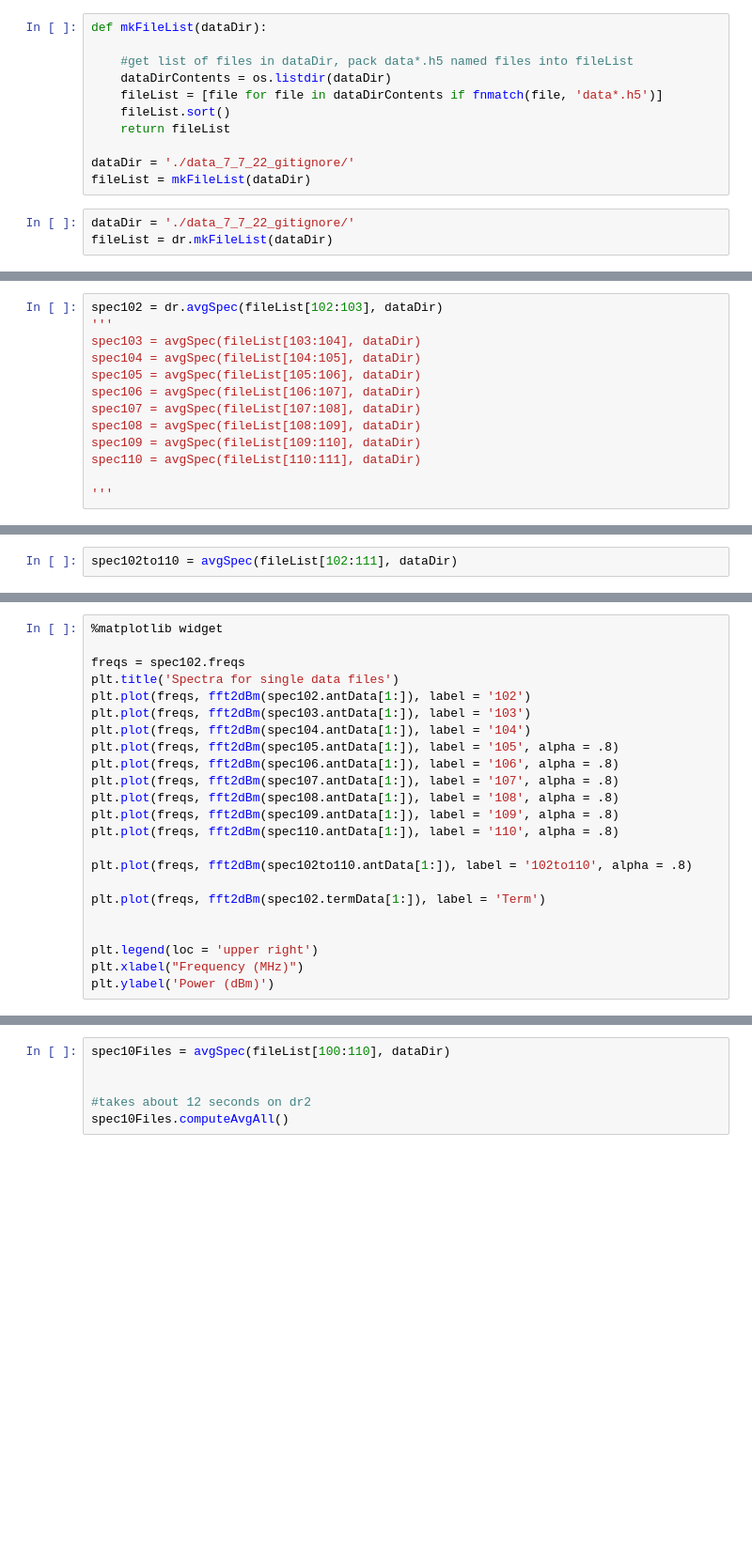
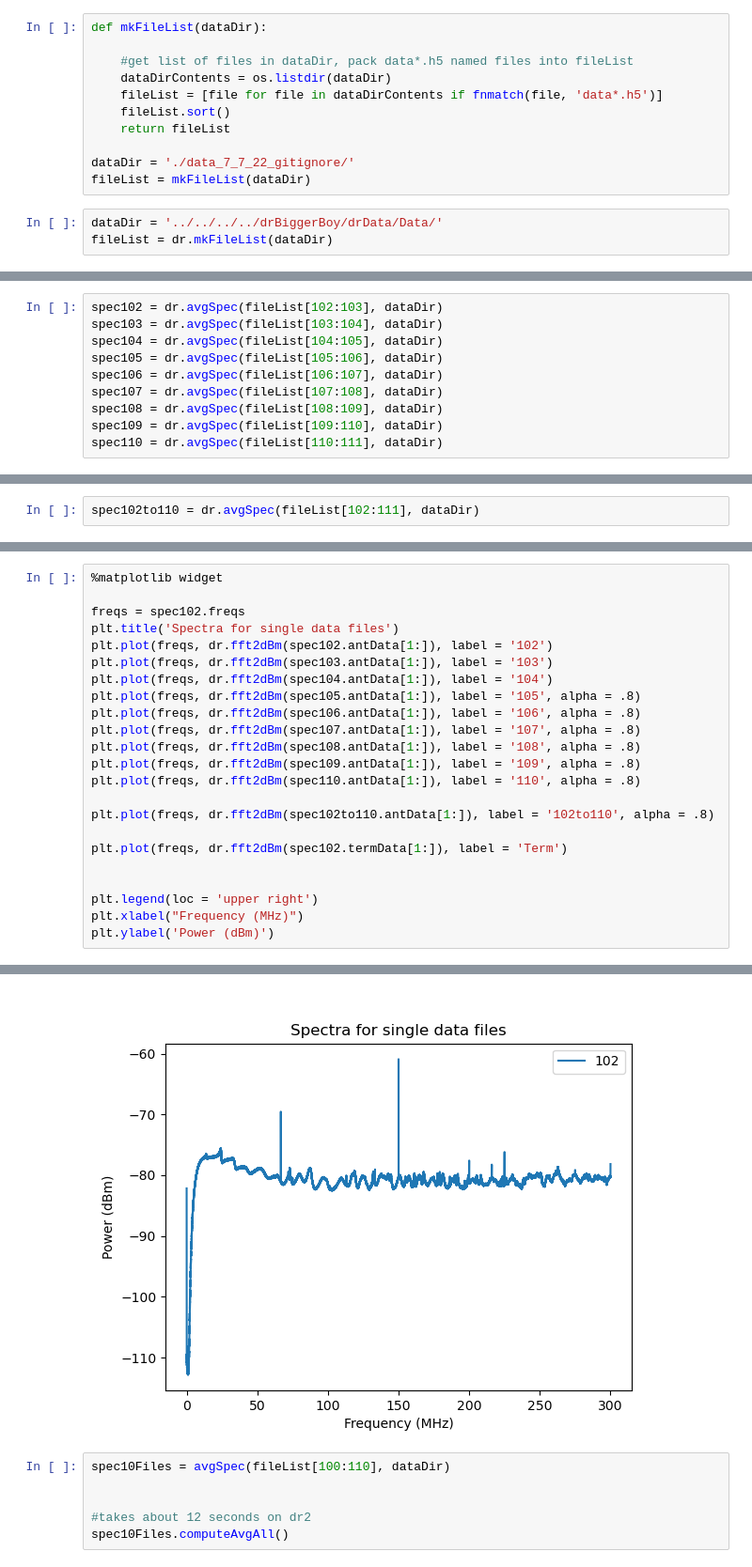
Before and after one commit to josephmlev/darkRadio, a Jupyter notebook: daqAnalysisAndExperiments/run1Analysis/basicAnalysis_JL_7.22.22.ipynb, the cells around one changed output, grey strips where cells are left out. Shown at 94% size. Drawn from its saved outputs; the diff is of its cells as text; blank space fills up the shorter version.

```diff
--- a/daqAnalysisAndExperiments/run1Analysis/basicAnalysis_JL_7.22.22.ipynb
+++ b/daqAnalysisAndExperiments/run1Analysis/basicAnalysis_JL_7.22.22.ipynb
@@ -201,6 +201,6 @@ def mkFileList(dataDir):
 dataDir = './data_7_7_22_gitignore/'
 fileList = mkFileList(dataDir)
 # %%
-dataDir = './data_7_7_22_gitignore/'
+dataDir = '../../../../drBiggerBoy/drData/Data/'
 fileList = dr.mkFileList(dataDir)
 # %%
@@ -211,13 +226,10 @@ Done. Total time = 150.40342712402344
 # %%
 spec102 = dr.avgSpec(fileList[102:103], dataDir)
-'''
-spec103 = avgSpec(fileList[103:104], dataDir)
-spec104 = avgSpec(fileList[104:105], dataDir)
-spec105 = avgSpec(fileList[105:106], dataDir)
-spec106 = avgSpec(fileList[106:107], dataDir)
-spec107 = avgSpec(fileList[107:108], dataDir)
-spec108 = avgSpec(fileList[108:109], dataDir)
-spec109 = avgSpec(fileList[109:110], dataDir)
-spec110 = avgSpec(fileList[110:111], dataDir)
-
-'''
+spec103 = dr.avgSpec(fileList[103:104], dataDir)
+spec104 = dr.avgSpec(fileList[104:105], dataDir)
+spec105 = dr.avgSpec(fileList[105:106], dataDir)
+spec106 = dr.avgSpec(fileList[106:107], dataDir)
+spec107 = dr.avgSpec(fileList[107:108], dataDir)
+spec108 = dr.avgSpec(fileList[108:109], dataDir)
+spec109 = dr.avgSpec(fileList[109:110], dataDir)
+spec110 = dr.avgSpec(fileList[110:111], dataDir)
@@ -224,2 +240,2 @@ spec110 = avgSpec(fileList[110:111], dataDir)
 # %%
-spec102to110 = avgSpec(fileList[102:111], dataDir)
+spec102to110 = dr.avgSpec(fileList[102:111], dataDir)
@@ -228,21 +247,22 @@ spec102to110 = avgSpec(fileList[102:111], dataDir)
 
 freqs = spec102.freqs
 plt.title('Spectra for single data files')
-plt.plot(freqs, fft2dBm(spec102.antData[1:]), label = '102')
-plt.plot(freqs, fft2dBm(spec103.antData[1:]), label = '103')
-plt.plot(freqs, fft2dBm(spec104.antData[1:]), label = '104')
-plt.plot(freqs, fft2dBm(spec105.antData[1:]), label = '105', alpha = .8)
-plt.plot(freqs, fft2dBm(spec106.antData[1:]), label = '106', alpha = .8)
-plt.plot(freqs, fft2dBm(spec107.antData[1:]), label = '107', alpha = .8)
-plt.plot(freqs, fft2dBm(spec108.antData[1:]), label = '108', alpha = .8)
-plt.plot(freqs, fft2dBm(spec109.antData[1:]), label = '109', alpha = .8)
-plt.plot(freqs, fft2dBm(spec110.antData[1:]), label = '110', alpha = .8)
+plt.plot(freqs, dr.fft2dBm(spec102.antData[1:]), label = '102')
+plt.plot(freqs, dr.fft2dBm(spec103.antData[1:]), label = '103')
+plt.plot(freqs, dr.fft2dBm(spec104.antData[1:]), label = '104')
+plt.plot(freqs, dr.fft2dBm(spec105.antData[1:]), label = '105', alpha = .8)
+plt.plot(freqs, dr.fft2dBm(spec106.antData[1:]), label = '106', alpha = .8)
+plt.plot(freqs, dr.fft2dBm(spec107.antData[1:]), label = '107', alpha = .8)
+plt.plot(freqs, dr.fft2dBm(spec108.antData[1:]), label = '108', alpha = .8)
+plt.plot(freqs, dr.fft2dBm(spec109.antData[1:]), label = '109', alpha = .8)
+plt.plot(freqs, dr.fft2dBm(spec110.antData[1:]), label = '110', alpha = .8)
 
-plt.plot(freqs, fft2dBm(spec102to110.antData[1:]), label = '102to110', alpha = .8)
+plt.plot(freqs, dr.fft2dBm(spec102to110.antData[1:]), label = '102to110', alpha = .8)
 
-plt.plot(freqs, fft2dBm(spec102.termData[1:]), label = 'Term')
+plt.plot(freqs, dr.fft2dBm(spec102.termData[1:]), label = 'Term')
 
 
 plt.legend(loc = 'upper right')
 plt.xlabel("Frequency (MHz)")
 plt.ylabel('Power (dBm)')
+# %% [output]
@@ -249,3 +270,4 @@ plt.ylabel('Power (dBm)')
+[figure, added]
 # %%
 spec10Files = avgSpec(fileList[100:110], dataDir)
 
```
Also changed, not shown: parts of 7 cells of this notebook, 5 other files.
